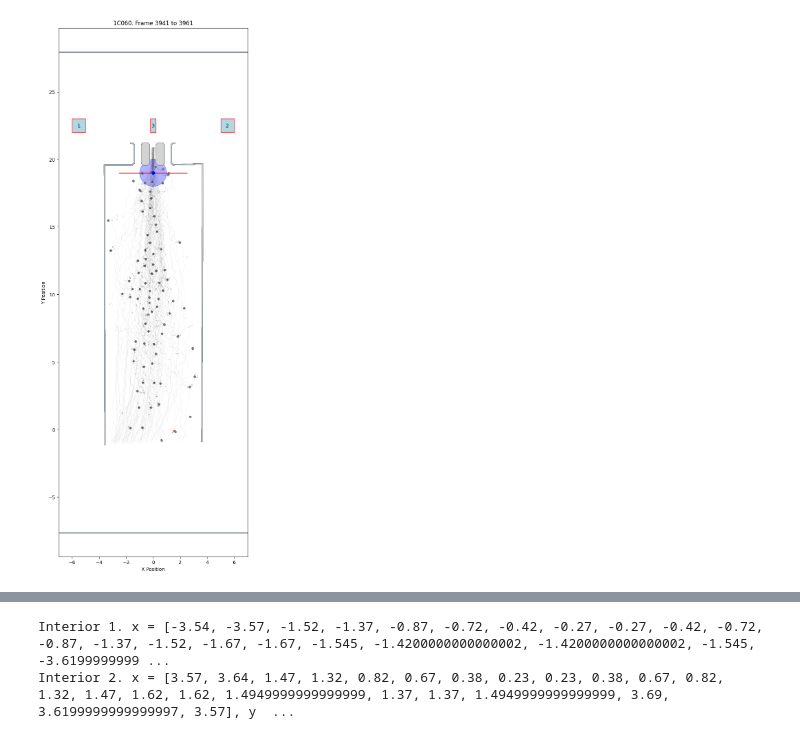
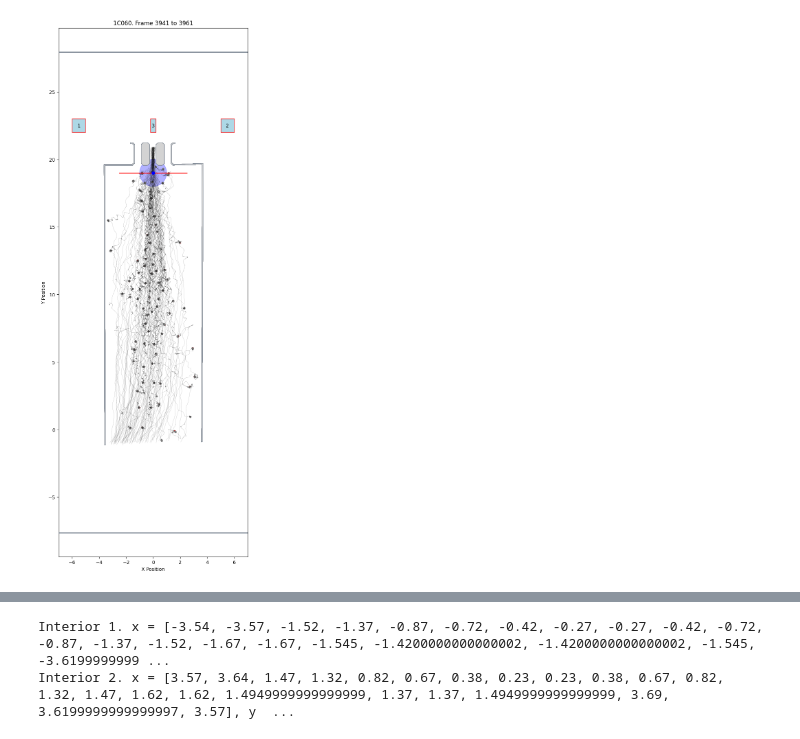
Before and after one commit to PedestrianDynamics/Motivation, a Jupyter notebook: positions.ipynb, the cells around one changed output, grey strips where cells are left out. Drawn from its saved outputs; the diff is of its cells as text; code cells hidden in the pictures.

```diff
--- a/positions.ipynb
+++ b/positions.ipynb
@@ -68,8 +74,8 @@ def plot_trajectories_around_frame(
             ped_data["y"],
             label=f"Ped {ped}",
             color="black",
-            alpha=0.3,
-            lw=0.1,
+            alpha=0.5,
+            lw=0.2,
         )
         walkable_area = pedpy.WalkableArea(geometry)
         pedpy.plot_walkable_area(walkable_area=walkable_area)
@@ -126,25 +132,72 @@ filenames = [
 geometry = from_wkt(
     "POLYGON ((-8.88 -7.63, 8.3 -7.63, 8.3 27.95, -8.88 27.95, -8.88 -7.63), (-3.54 -1.13, -3.57 19.57, -1.52 19.57, -1.37 19.71, -1.37 21.09, -1.52 21.23, -1.67 21.23, -1.67 21.18, -1.545 21.18, -1.4200000000000002 21.065, -1.4200000000000002 19.735, -1.545 19.62, -3.6199999999999997 19.62, -3.59 -1.13, -3.54 -1.13), (3.57 -0.89, 3.64 19.64, 1.47 19.57, 1.32 19.71, 1.32 21.09, 1.47 21.23, 1.62 21.23, 1.62 21.18, 1.4949999999999999 21.18, 1.37 21.065, 1.37 19.735, 1.4949999999999999 19.62, 3.69 19.69, 3.6199999999999997 -0.89, 3.57 -0.89), (0.67 19.57, 0.82 19.71, 0.82 21.09, 0.67 21.23, 0.38 21.23, 0.23 21.09, 0.23 19.71, 0.38 19.57, 0.67 19.57), (-0.42 19.57, -0.27 19.71, -0.27 21.09, -0.42 21.23, -0.72 21.23, -0.87 21.09, -0.87 19.71, -0.72 19.57, -0.42 19.57))"
 )
-for filename in filenames[0:1]:
+
+def process_file(filename, geometry):
+    """Process the file and handle data extraction, plotting, and file output."""
     df, frame_after_decrease = get_first_frame_after_max_reached(filename)
+    print_agent_info(df, filename, frame_after_decrease)
+
+    if frame_after_decrease is not None:
+        write_frame_data_to_file(df, frame_after_decrease, filename)
+        plot_trajectories_around_frame(
+            df, frame_after_decrease, num_frames=10, title=extract_title(filename), geometry=geometry
+        )
+    else:
+        print("No valid frame found for visualization.")
+
+
+def print_agent_info(df, filename, frame_after_decrease):
+    """Print information about the number of agents and the frame after the decrease."""
     print(f"Agents: {len(df['id'].unique())}")
     print(f"{filename}")
     print(f"{frame_after_decrease = }")
-    title = Path(filename).stem.split("_")[0]
 
-    if frame_after_decrease is not None:
-        frame_data = df[df["frame"] == frame_after_decrease]
-        tuple_list = [tuple(x) for x in frame_data[['x', 'y']].to_numpy()]
-        filename = f"../trajectories_croma/{title}_frame_{frame_after_decrease}.csv"
-        with open(filename, 'w') as f:
-            writer = csv.writer(f)
-            writer.writerows(tuple_list)
-        plot_trajectories_around_frame(
-            df, frame_after_decrease, num_frames=10, title=title, geometry=geometry
-        )
-    else:
-        print("No valid frame found for visualization.")
+
+def extract_title(filename):
+    """Extract the title from the filename (before the first underscore)."""
+    return Path(filename).stem.split("_")[0]
+
+
+def write_frame_data_to_file(df, frame_after_decrease, filename):
+    """Write the frame data to a CSV file."""
+    frame_data = df[df["frame"] == frame_after_decrease]
+    tuple_list = [tuple(x) for x in frame_data[['x', 'y']].to_numpy()]
+    title = extract_title(filename)
+    output_filename = f"../trajectories_croma/{title}_frame_{frame_after_decrease}.csv"
+
+    with open(output_filename, 'w') as f:
+        writer = csv.writer(f)
+        writer.writerows(tuple_list)
+    print(f"Data written to {output_filename}")
+
+
+def process_files(filenames, geometry):
+    """Process a list of filenames."""
+    for filename in filenames:
+        process_file(filename, geometry)
+
+
+process_files(filenames[0:1], geometry)
+# for filename in filenames[0:1]:
+#     df, frame_after_decrease = get_first_frame_after_max_reached(filename)
+#     print(f"Agents: {len(df['id'].unique())}")
+#     print(f"{filename}")
+#     print(f"{frame_after_decrease = }")
+#     title = Path(filename).stem.split("_")[0]
+
+#     if frame_after_decrease is not None:
+#         frame_data = df[df["frame"] == frame_after_decrease]
+#         tuple_list = [tuple(x) for x in frame_data[['x', 'y']].to_numpy()]
+#         filename = f"../trajectories_croma/{title}_frame_{frame_after_decrease}.csv"
+#         with open(filename, 'w') as f:
+#             writer = csv.writer(f)
+#             writer.writerows(tuple_list)
+#         plot_trajectories_around_frame(
+#             df, frame_after_decrease, num_frames=10, title=title, geometry=geometry
+#         )
+#     else:
+#         print("No valid frame found for visualization.")
 # %% [output]
 Agents: 85
 ../trajectories_croma/1C060_cam6_cam5_frameshift0_Combined.txt
@@ -152 +206 @@ frame_after_decrease = 3951
-[figure, old version]
+[figure, new version]
```
Also changed, not shown: parts of 11 cells of this notebook, 4 other files.
